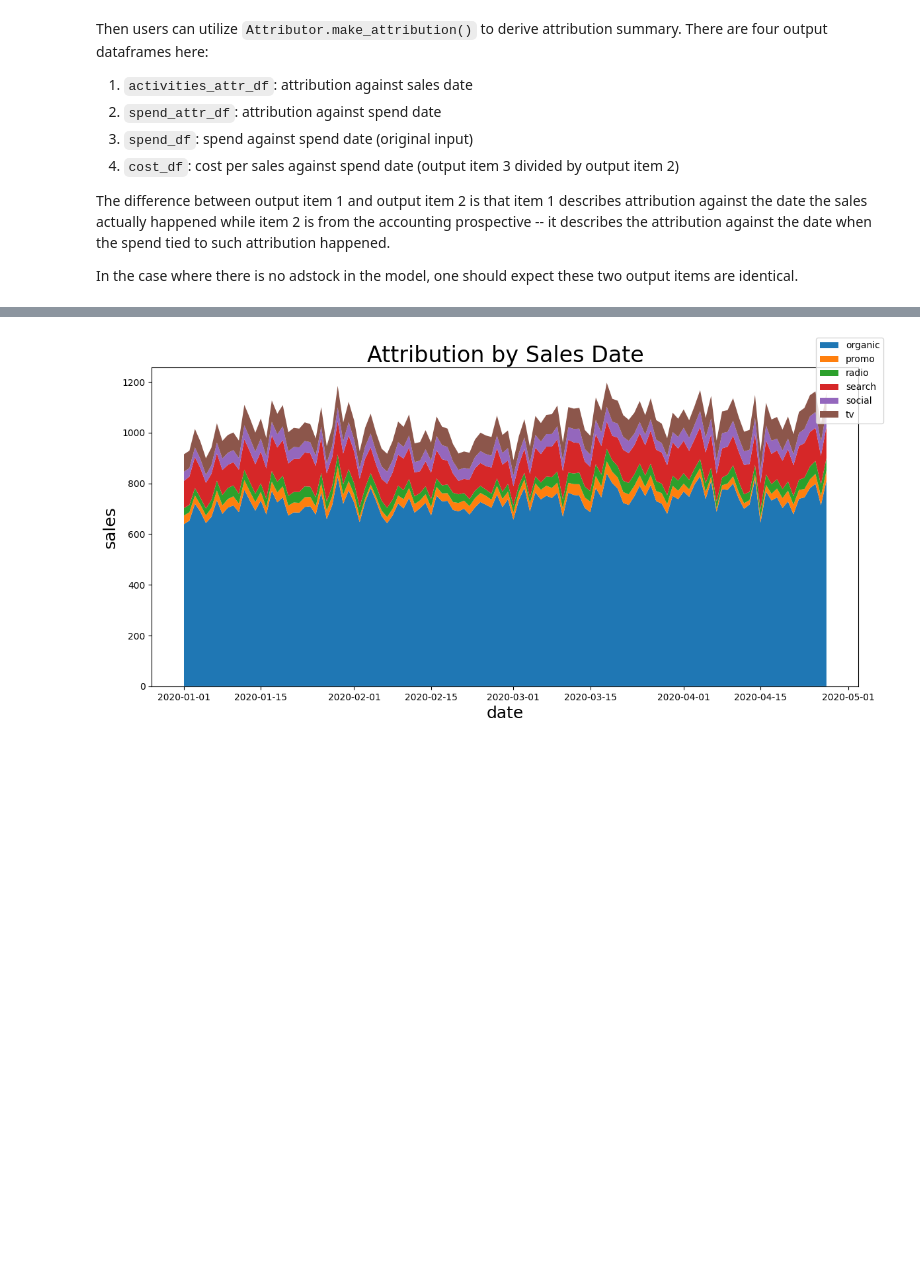
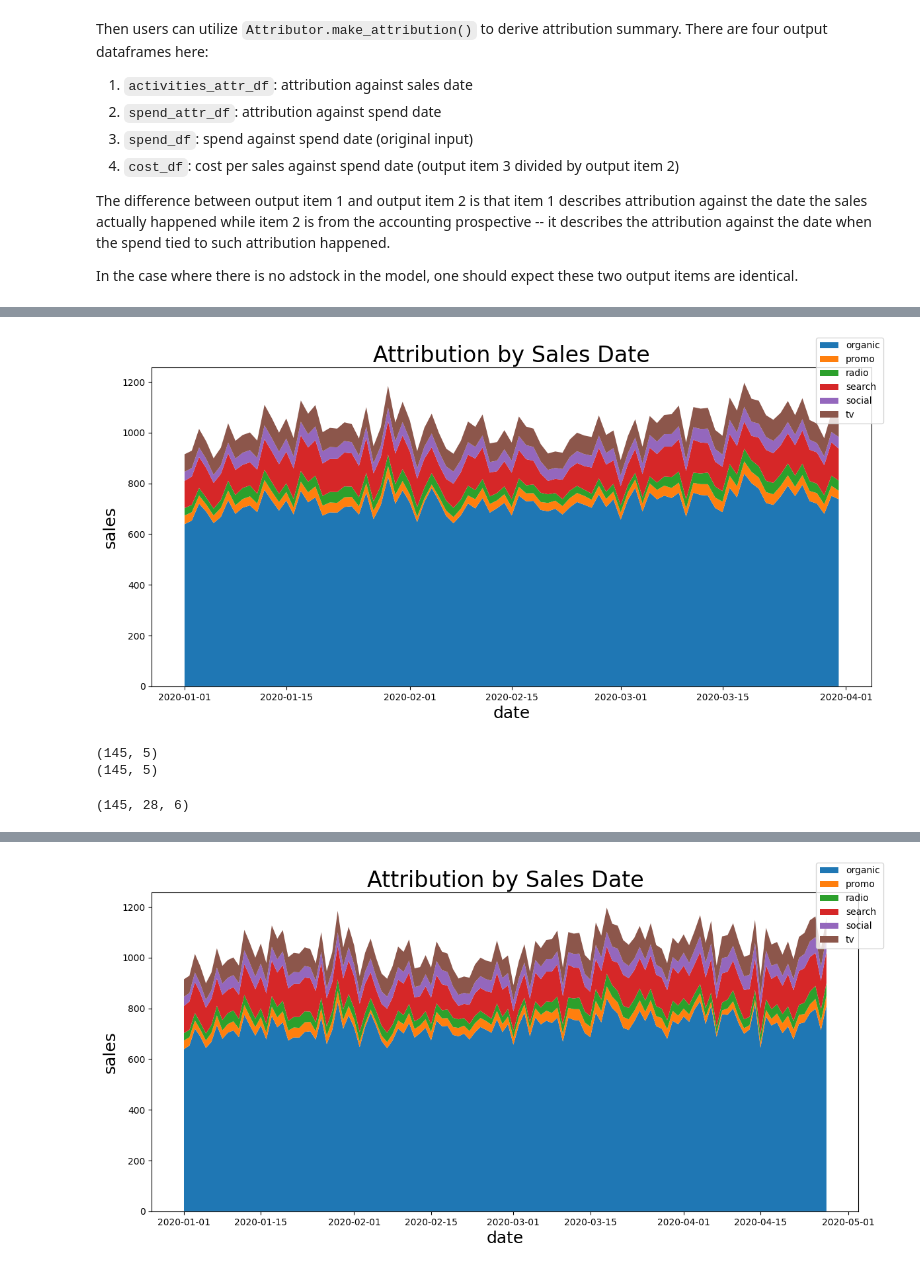
Before and after one commit to edwinnglabs/karpiu, a Jupyter notebook: docs/examples/attribution.ipynb, the cells around one changed output, grey strips where cells are left out. Cells and saved outputs as stored; diff of their text form; code cells hidden in the pictures; blank space fills up the shorter version.

Commit message:
attribution logic improvement

```diff
--- a/docs/examples/attribution.ipynb
+++ b/docs/examples/attribution.ipynb
@@ -59,4 +59,4 @@ mmm.get_regression_summary()
  In the case where there is no adstock in the model, one should expect these two output items are identical.
 # %%
 attr_obj = Attributor(mmm, attr_regressors=channels, start=ATTR_START, end=ATTR_END)
-activities_attr_df, spend_attr_df, spend_df, cost_df = attr_obj.make_attribution()
+activities_attr_df, spend_attr_df, spend_df, cost_df = attr_obj.make_attribution(debug=True)
@@ -62,0 +80,24 @@ activities_attr_df, spend_attr_df, spend_df, cost_df = attr_obj.make_attribution
+# %%
+fig, ax = plt.subplots(1, 1, figsize=(12, 6))
+ax.stackplot(
+    activities_attr_df["date"].values,
+    activities_attr_df[channels].values.transpose(),
+    labels=channels,
+)
+ax.set_title("Attribution by Sales Date", fontdict={"fontsize": 24})
+ax.set_xlabel("date", fontdict={"fontsize": 18})
+ax.set_ylabel("sales", fontdict={"fontsize": 18})
+fig.legend()
+fig.tight_layout()
+# %% [output]
+[figure, added]
+# %%
+attr_obj_leg = AttributorLegacy(mmm, attr_regressors=channels, start=ATTR_START, end=ATTR_END)
+activities_attr_df, spend_attr_df, spend_df, cost_df = attr_obj_leg.make_attribution(debug=True)
+# %% [output]
+(145, 5)
+(145, 5)
+# %%
+attr_obj_leg.delta_matrix.shape
+# %% [output]
+(145, 28, 6)
```
Also changed, not shown: parts of 5 cells of this notebook, 11 other files.
